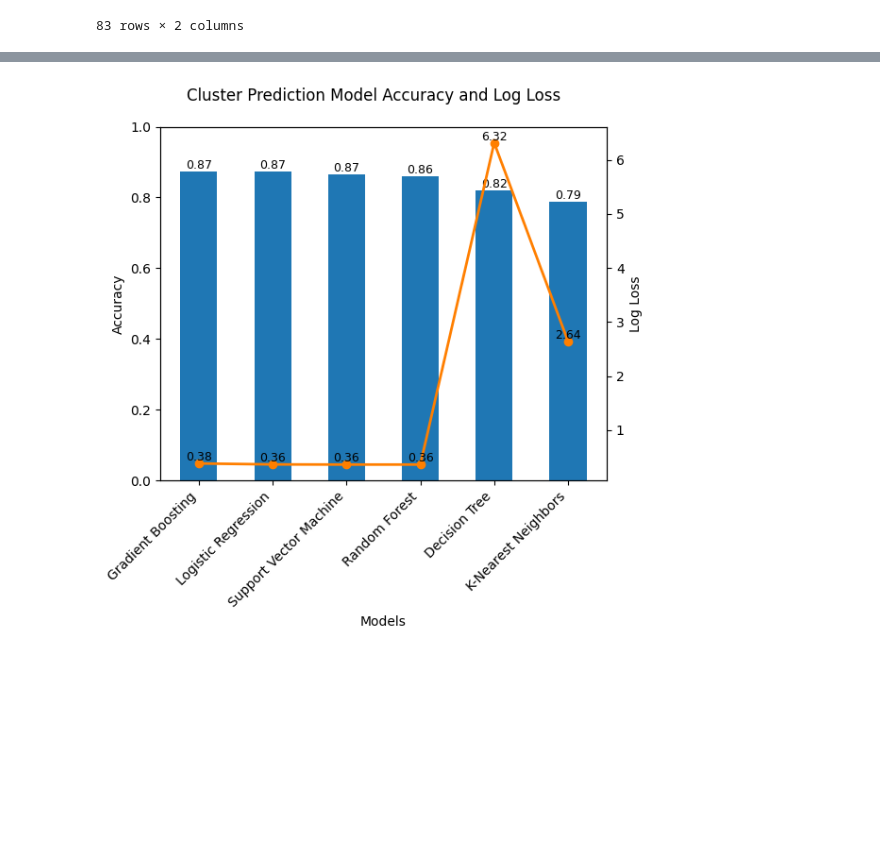
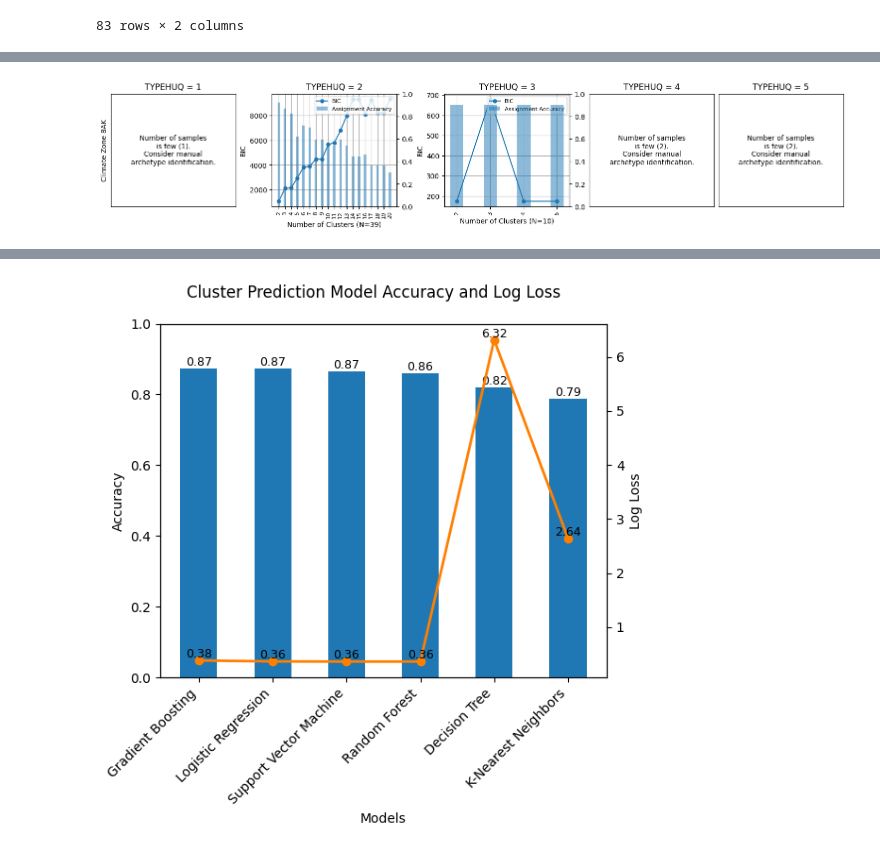
Before and after one commit to Chengxuan-Li/USBuildingArchetypes, a Jupyter notebook: workflow/clustering/250517_fixing.ipynb, the cells around one changed output, grey strips where cells are left out. Saved outputs shown, nothing was run; the diff lists cells and outputs as text; code cells hidden in the pictures; blank space fills up the shorter version.

```diff
--- a/workflow/clustering/250517_fixing.ipynb
+++ b/workflow/clustering/250517_fixing.ipynb
@@ -77,0 +333,12 @@ da, metrics = cluster_subset(categorical_columns, continuous_columns, subset_cri
+# %%
+fig, axes = plt.subplots(1, 5, figsize=(5 * 3, 1 * 3), layout='constrained')
+climate_zone = '8AK'
+ax = axes[:]
+for typehuq in [1, 2, 3, 4, 5]:
+    subset_criteria = {'IECC_climate_code': climate_zone, 'TYPEHUQ': typehuq}
+    da, metrics = cluster_subset(categorical_columns, continuous_columns, subset_criteria, evaluate_gmm_weighted, ax[typehuq - 1])
+    ax[typehuq - 1].set_title(f'TYPEHUQ = {typehuq}')
+    if typehuq == 1:
+        ax[typehuq - 1].set_ylabel(f'Climate Zone {climate_zone}')
+# %% [output]
+[figure, added]
```
Also changed, not shown: parts of 17 cells of this notebook, 1 other file.
